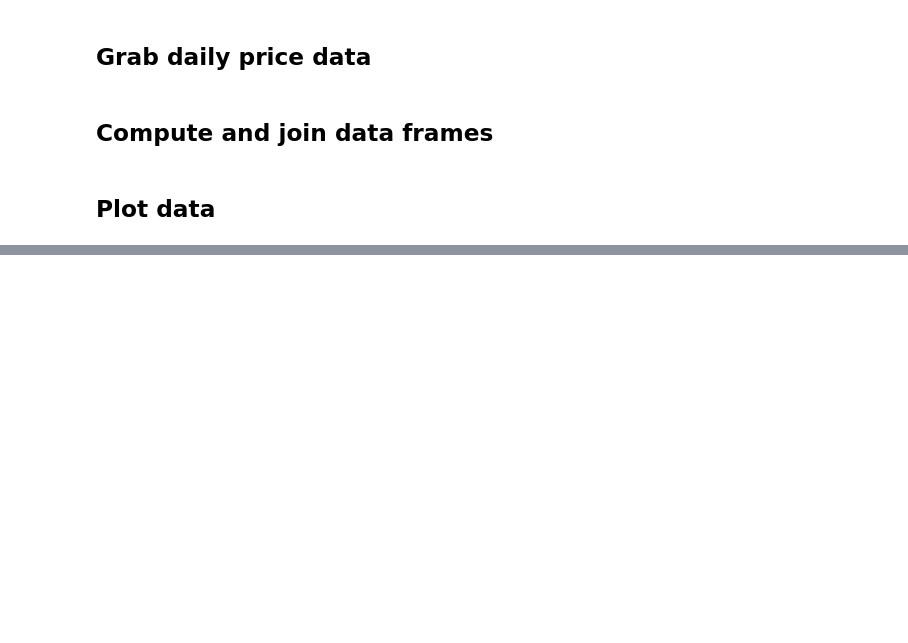
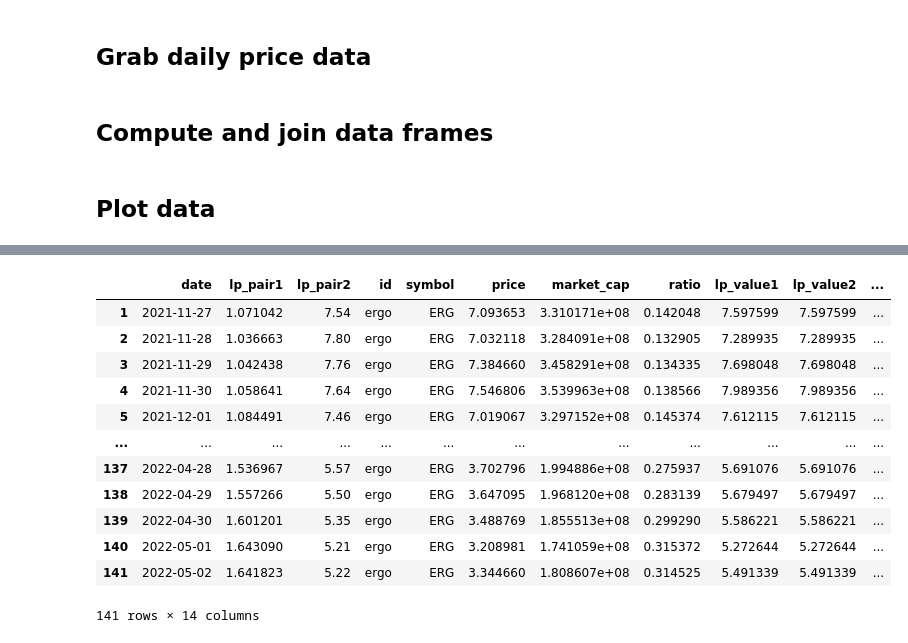
Before and after one commit to Eeysirhc/ergo-intelligence, a Jupyter notebook: python/ergodex/ergodex-analytics.ipynb, the cells around one changed output, grey strips where cells are left out. Saved outputs shown, nothing was run; the diff lists cells and outputs as text; code cells hidden in the pictures; blank space fills up the shorter version.

```diff
--- a/python/ergodex/ergodex-analytics.ipynb
+++ b/python/ergodex/ergodex-analytics.ipynb
@@ -92,0 +93,16 @@ plt.show()
+# %%
+ergodex_ax1
+# %% [output]
+|  | date | lp_pair1 | lp_pair2 | id | symbol | price | market_cap | ratio | lp_value1 | lp_value2 | ... |
+| 1 | 2021-11-27 | 1.071042 | 7.54 | ergo | ERG | 7.093653 | 3.310171e+08 | 0.142048 | 7.597599 | 7.597599 | ... |
+| 2 | 2021-11-28 | 1.036663 | 7.80 | ergo | ERG | 7.032118 | 3.284091e+08 | 0.132905 | 7.289935 | 7.289935 | ... |
+| 3 | 2021-11-29 | 1.042438 | 7.76 | ergo | ERG | 7.384660 | 3.458291e+08 | 0.134335 | 7.698048 | 7.698048 | ... |
+| 4 | 2021-11-30 | 1.058641 | 7.64 | ergo | ERG | 7.546806 | 3.539963e+08 | 0.138566 | 7.989356 | 7.989356 | ... |
+| 5 | 2021-12-01 | 1.084491 | 7.46 | ergo | ERG | 7.019067 | 3.297152e+08 | 0.145374 | 7.612115 | 7.612115 | ... |
+| ... | ... | ... | ... | ... | ... | ... | ... | ... | ... | ... | ... |
+| 137 | 2022-04-28 | 1.536967 | 5.57 | ergo | ERG | 3.702796 | 1.994886e+08 | 0.275937 | 5.691076 | 5.691076 | ... |
+| 138 | 2022-04-29 | 1.557266 | 5.50 | ergo | ERG | 3.647095 | 1.968120e+08 | 0.283139 | 5.679497 | 5.679497 | ... |
+| 139 | 2022-04-30 | 1.601201 | 5.35 | ergo | ERG | 3.488769 | 1.855513e+08 | 0.299290 | 5.586221 | 5.586221 | ... |
+| 140 | 2022-05-01 | 1.643090 | 5.21 | ergo | ERG | 3.208981 | 1.741059e+08 | 0.315372 | 5.272644 | 5.272644 | ... |
+| 141 | 2022-05-02 | 1.641823 | 5.22 | ergo | ERG | 3.344660 | 1.808607e+08 | 0.314525 | 5.491339 | 5.491339 | ... |
+141 rows × 14 columns
```
Also changed, not shown: parts of 2 cells of this notebook, 2 other files.
